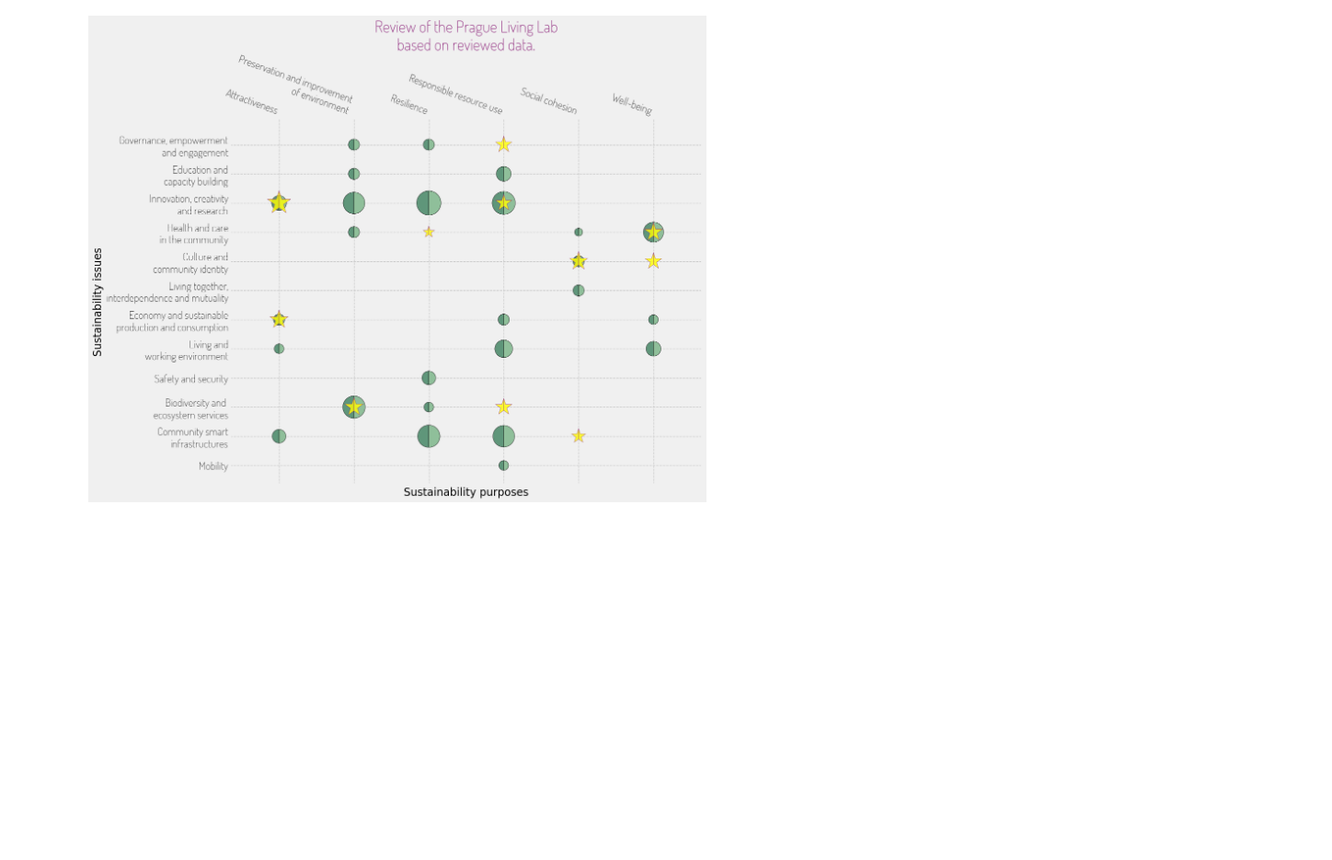
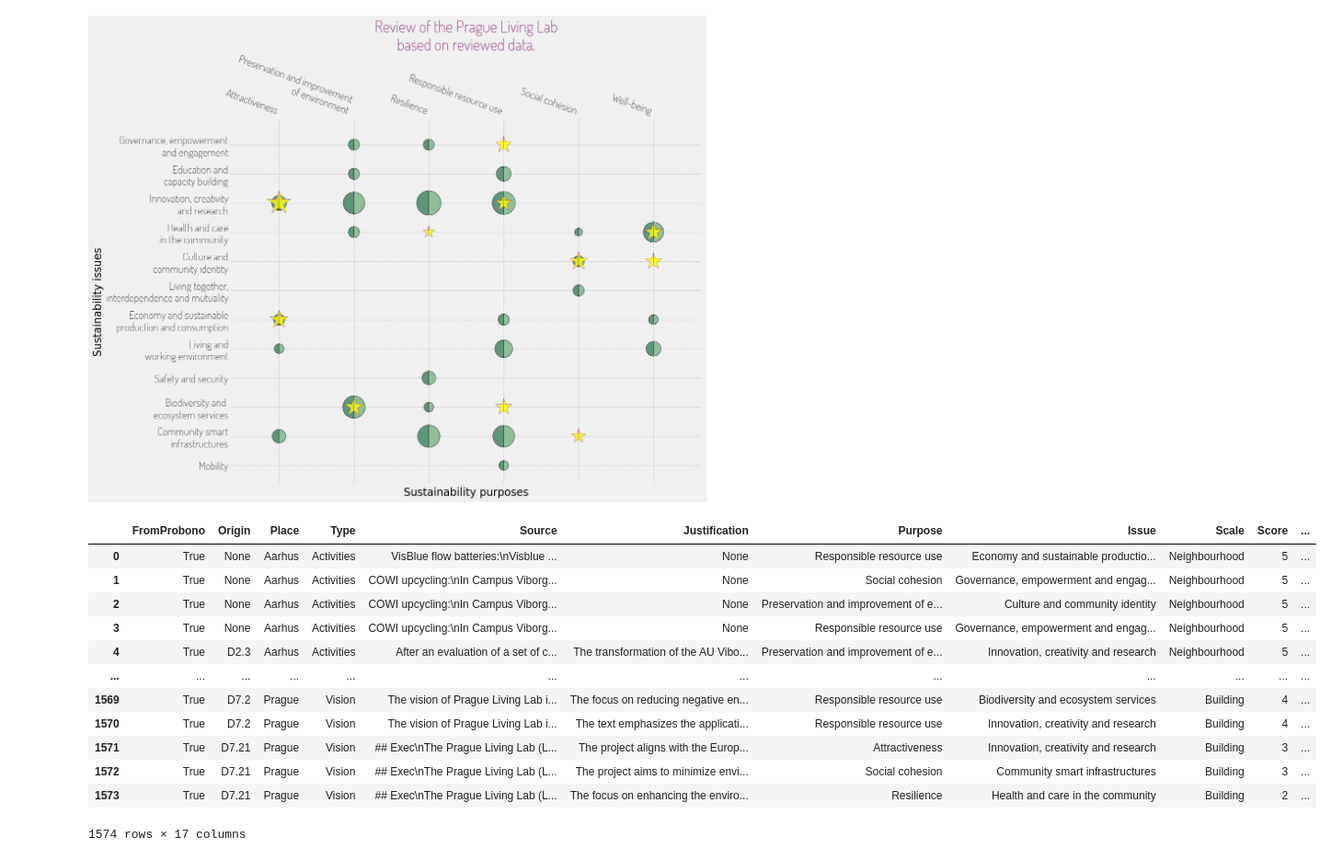
Before and after one commit to kelu124/pbn37k_NSATs, a Jupyter notebook: CreateFigures.ipynb, the cells around one changed output. Shown at 92% size. Saved outputs shown, nothing was run; the diff lists cells and outputs as text; code cells hidden in the pictures; blank space fills up the shorter version.

Commit message:
LLs data

```diff
--- a/CreateFigures.ipynb
+++ b/CreateFigures.ipynb
@@ -113,7 +113,7 @@ for cert in certifs:
 # Living Labs
 # %%
 lls = ["Aarhus","Brussels","Dublin","Madrid","Porto","Prague"]
-
+allLLs =  []
 for ll in lls:
 
     for typeReview in ["Activities","Vision"]:
@@ -130,12 +130,14 @@ for ll in lls:
             circles = pd.concat(reviews, ignore_index=True)
         else:
             stars = pd.concat(reviews, ignore_index=True)
-
+    allLLs.append(pd.concat([circles,stars], ignore_index=True))
     plt, ax = iImg.createImg(circles,stars,title="Review of the "+ll+" Living Lab\nbased on reviewed data.")
     ax.set_xlabel("Sustainability purposes")
     ax.set_ylabel("Sustainability issues")
     ax.legend().set_visible(False)
     plt.savefig("data/out/lls/iso37101_map_"+ll+".png", bbox_inches='tight')
+allLLs = pd.concat(allLLs, ignore_index=True)
+allLLs.to_parquet("data/out/lls/iso37101_allLLs.parquet.gzip", compression='gzip')
 # %% [output]
 [figure]
 [figure]
@@ -143,3 +145,19 @@ for ll in lls:
 [figure]
 [figure]
 [figure]
+# %%
+allLLs
+# %% [output]
+|  | FromProbono | Origin | Place | Type | Source | Justification | Purpose | Issue | Scale | Score | ... |
+| 0 | True | None | Aarhus | Activities | VisBlue flow batteries:\nVisblue ... | None | Responsible resource use | Economy and sustainable productio... | Neighbourhood | 5 | ... |
+| 1 | True | None | Aarhus | Activities | COWI upcycling:\nIn Campus Viborg... | None | Social cohesion | Governance, empowerment and engag... | Neighbourhood | 5 | ... |
+| 2 | True | None | Aarhus | Activities | COWI upcycling:\nIn Campus Viborg... | None | Preservation and improvement of e... | Culture and community identity | Neighbourhood | 5 | ... |
+| 3 | True | None | Aarhus | Activities | COWI upcycling:\nIn Campus Viborg... | None | Responsible resource use | Governance, empowerment and engag... | Neighbourhood | 5 | ... |
+| 4 | True | D2.3 | Aarhus | Activities | After an evaluation of a set of c... | The transformation of the AU Vibo... | Preservation and improvement of e... | Innovation, creativity and research | Neighbourhood | 5 | ... |
+| ... | ... | ... | ... | ... | ... | ... | ... | ... | ... | ... | ... |
+| 1569 | True | D7.2 | Prague | Vision | The vision of Prague Living Lab i... | The focus on reducing negative en... | Responsible resource use | Biodiversity and ecosystem services | Building | 4 | ... |
+| 1570 | True | D7.2 | Prague | Vision | The vision of Prague Living Lab i... | The text emphasizes the applicati... | Responsible resource use | Innovation, creativity and research | Building | 4 | ... |
+| 1571 | True | D7.21 | Prague | Vision | ## Exec\nThe Prague Living Lab (L... | The project aligns with the Europ... | Attractiveness | Innovation, creativity and research | Building | 3 | ... |
+| 1572 | True | D7.21 | Prague | Vision | ## Exec\nThe Prague Living Lab (L... | The project aims to minimize envi... | Social cohesion | Community smart infrastructures | Building | 3 | ... |
+| 1573 | True | D7.21 | Prague | Vision | ## Exec\nThe Prague Living Lab (L... | The focus on enhancing the enviro... | Resilience | Health and care in the community | Building | 2 | ... |
+1574 rows × 17 columns
```
Also changed, not shown: 1 other file.
